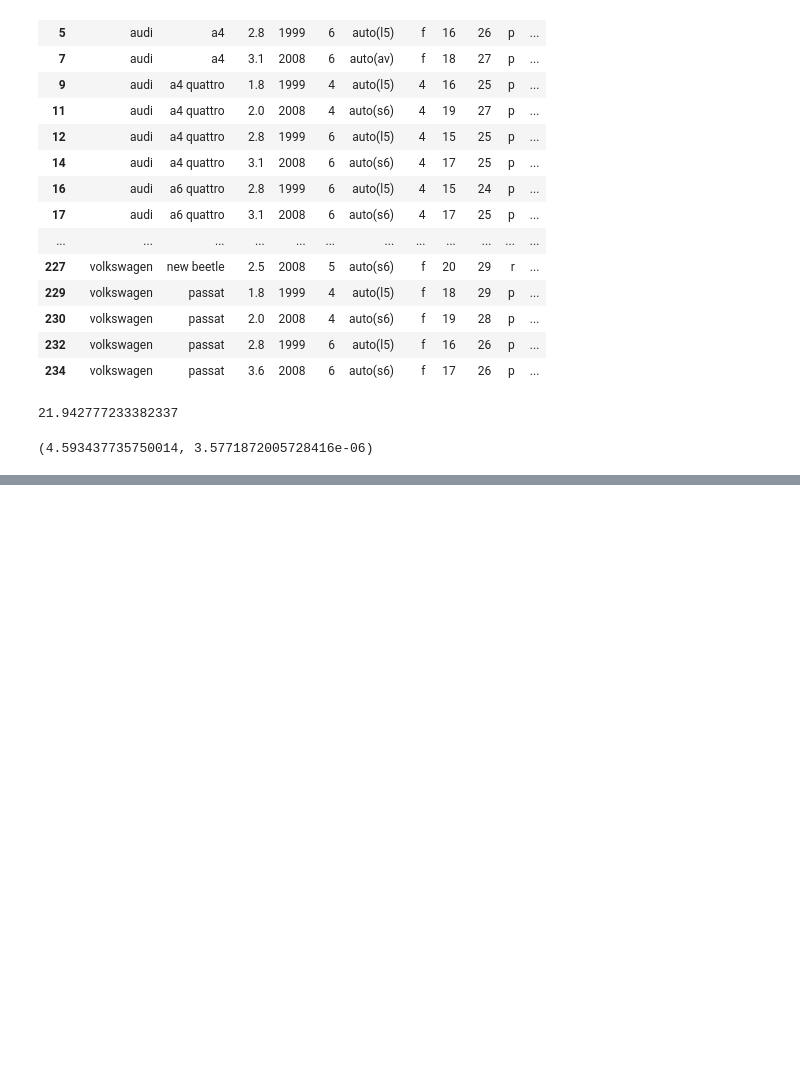
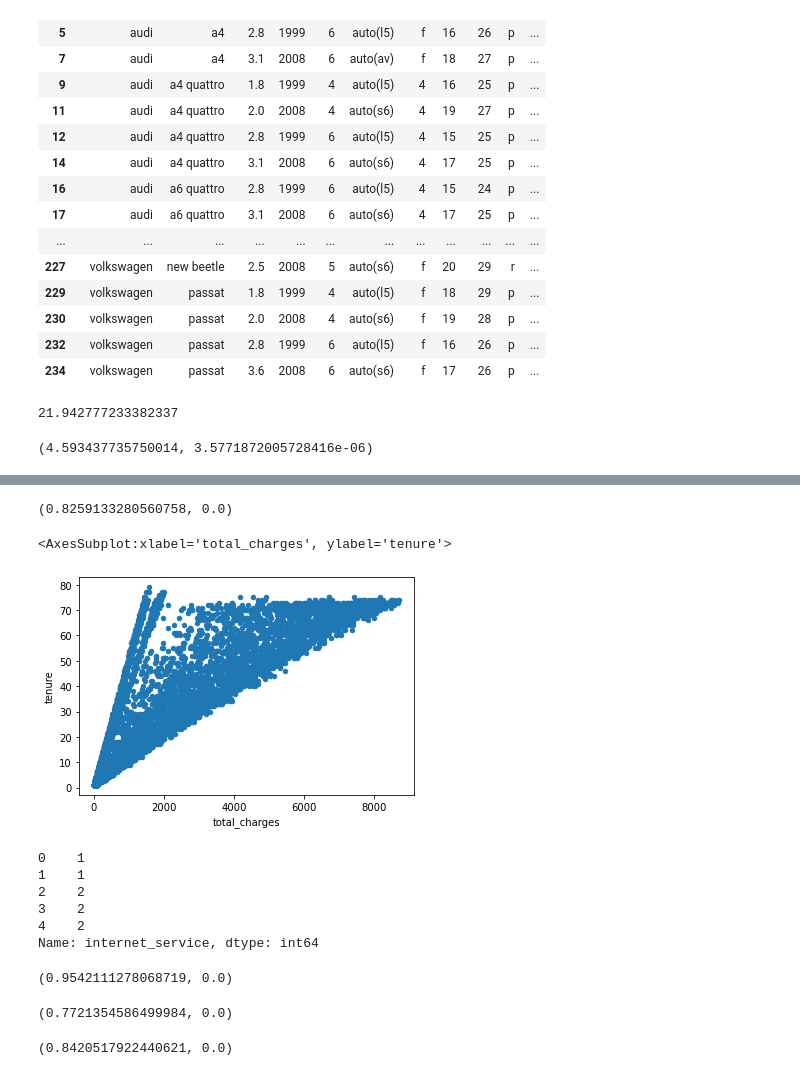
Before and after one commit to mindyshiben/statistics-exercises, a Jupyter notebook: hypothesis_testing.ipynb, the cells around one changed output, grey strips where cells are left out. Drawn from its saved outputs; the diff is of its cells as text; code cells hidden in the pictures; blank space fills up the shorter version.

```diff
--- a/hypothesis_testing.ipynb
+++ b/hypothesis_testing.ipynb
@@ -335,0 +430,2 @@ t, p/2
+# %%
+Telco2 = pd.DataFrame(Telco.dropna())
@@ -335,0 +442,22 @@ t, p/2
+# %%
+x = Telco2.total_charges
+y = Telco2.tenure
+r, p = stats.pearsonr(x, y)
+r, p
+# %% [output]
+(0.8259133280560758, 0.0)
+# %%
+Telco2.plot.scatter(y = 'tenure', x = 'total_charges')
+# Rejecting null
+# %% [output]
+<AxesSubplot:xlabel='total_charges', ylabel='tenure'>
+[figure, added]
+# %%
+Telco2.internet_service.head()
+# %% [output]
+0    1
+1    1
+2    2
+3    2
+4    2
+Name: internet_service, dtype: int64
@@ -335,0 +470,15 @@ t, p/2
+# %%
+r, p = stats.pearsonr(no_line.total_charges, no_line.tenure)
+r, p
+# %% [output]
+(0.9542111278068719, 0.0)
+# %%
+r, p = stats.pearsonr(one_line.total_charges, one_line.tenure)
+r, p
+# %% [output]
+(0.7721354586499984, 0.0)
+# %%
+r, p = stats.pearsonr(two_lines.total_charges, two_lines.tenure)
+r, p
+# %% [output]
+(0.8420517922440621, 0.0)
```
Also changed, not shown: parts of 27 cells of this notebook, 2 other files.
